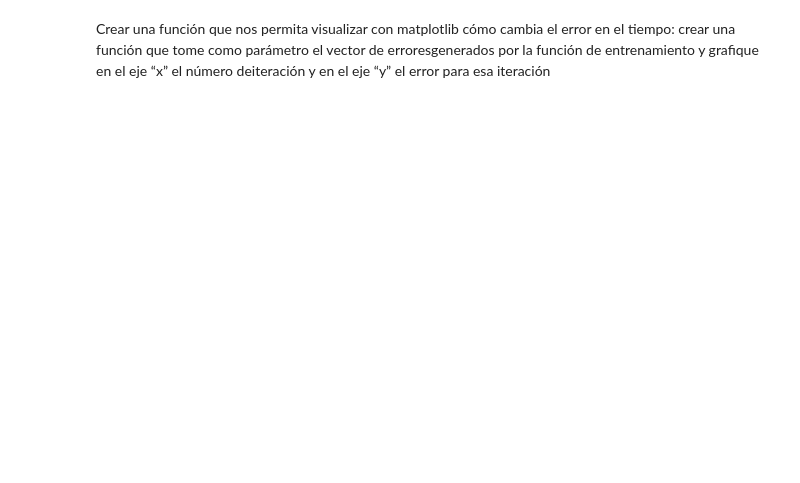
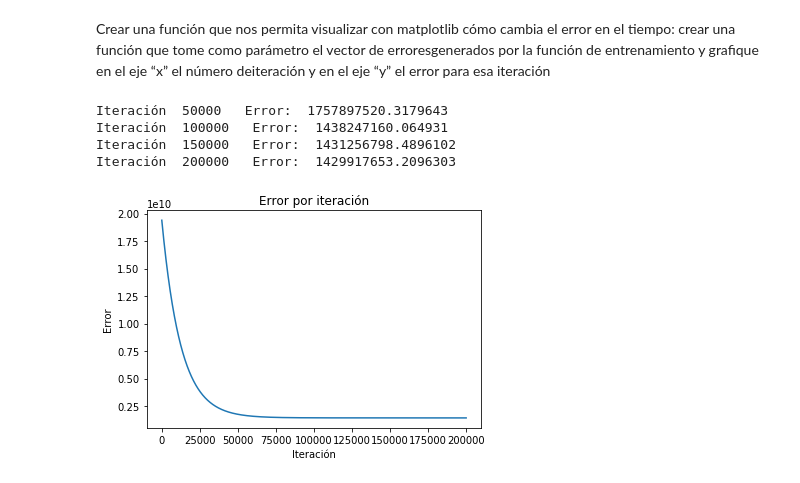
Before and after one commit to yaxha/mds-idc-proyecto, a Jupyter notebook: Proyecto-José_Barrios.ipynb, the cells around one changed output. Cells and saved outputs as stored; diff of their text form; code cells hidden in the pictures; blank space fills up the shorter version.

```diff
--- a/Proyecto-José_Barrios.ipynb
+++ b/Proyecto-José_Barrios.ipynb
@@ -268,8 +277,18 @@ Iteración  5 : - Error:  19386453981.98145
 # %% [markdown]
 Crear una función que nos permita visualizar con matplotlib cómo cambia el error en el tiempo: crear una función que tome como parámetro el vector de erroresgenerados por la función de entrenamiento y grafique en el eje “x” el número deiteración y en el eje “y”  el error para esa iteración
 # %%
-def grafico_perdida(arr_x, arr_y, epochs, imprimir_error_cada, lr):
-    x, y = train_model(arr_x, arr_y, epochs, imprimir_error_cada, lr)
-    plt.plot(np.linspace(0, len(y), len(y)), x)
+def grafico_perdida(arr_x, arr_y):
+    plt.plot(np.linspace(0, len(arr_y), len(arr_y)), arr_x)
     plt.title('Error por iteración')
+    plt.xlabel('Iteración')
+    plt.ylabel('Error')
     plt.show()
+# %%
+x_overall, y_overall = train_model(data_entrenamiento['OverallQual'], data_entrenamiento['SalePrice'], 200000, 50000, 0.000001)
+grafico_perdida(x_overall, y_overall)
+# %% [output]
+Iteración  50000   Error:  1757897520.3179643
+Iteración  100000   Error:  1438247160.064931
+Iteración  150000   Error:  1431256798.4896102
+Iteración  200000   Error:  1429917653.2096303
+[figure, added]
```
Also changed, not shown: parts of 18 cells of this notebook.
